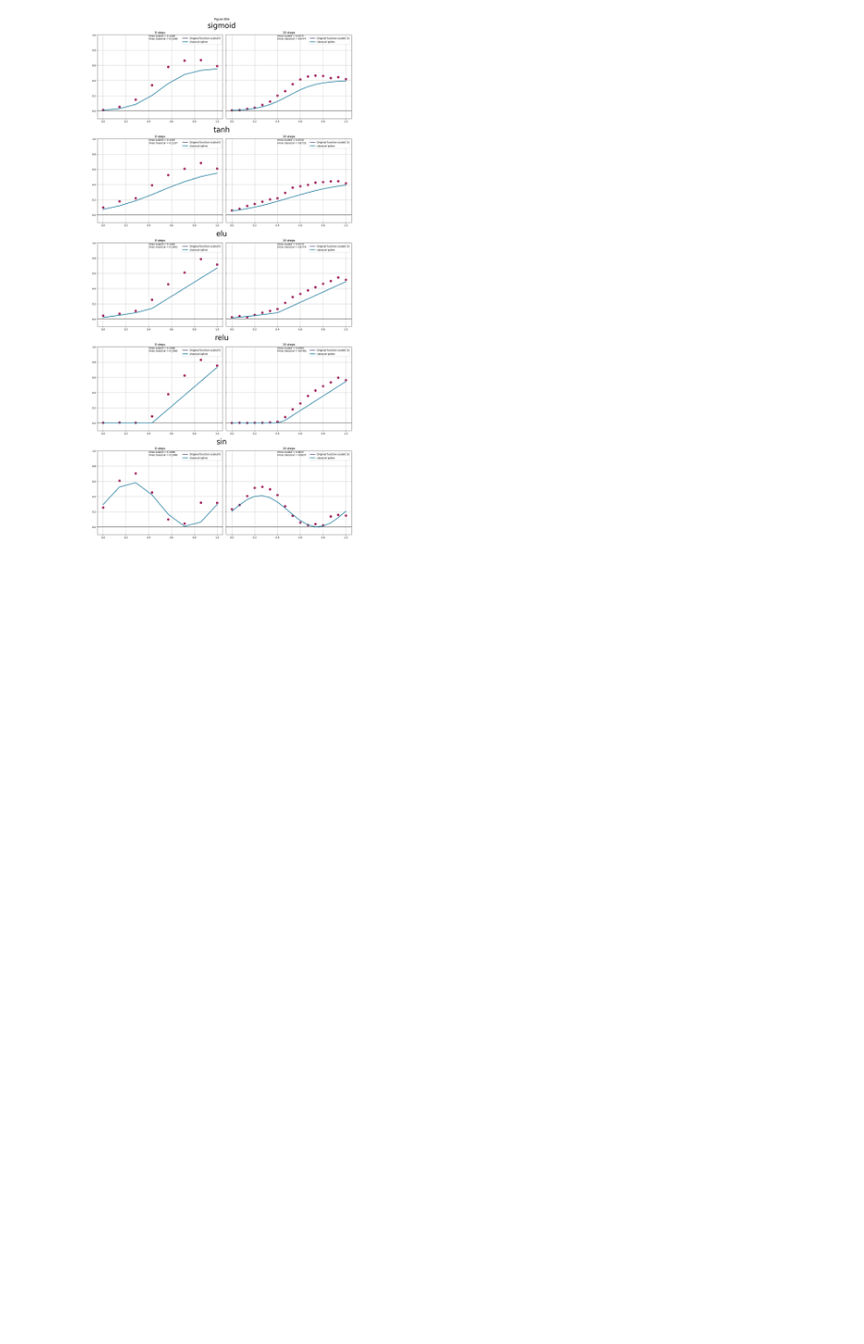
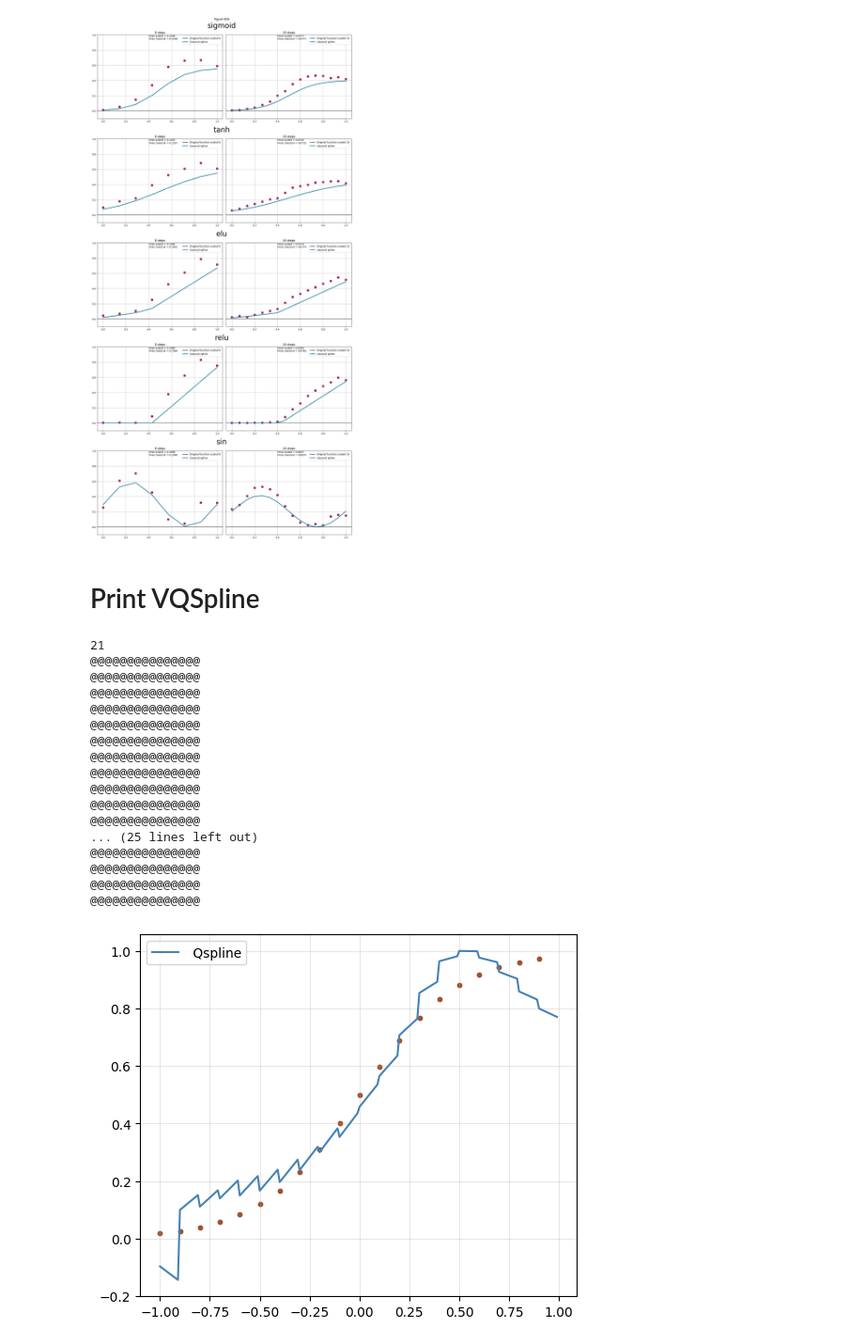
Before and after one commit to inajetovic/Variational-Quantum-Splines, a Jupyter notebook: visualize_results.ipynb, the cells around one changed output. Shown: that part at 94% size. Saved outputs shown, nothing was run; the diff lists cells and outputs as text; code cells hidden in the pictures; blank space fills up the shorter version.

Commit message:
working vqspline

```diff
--- a/visualize_results.ipynb
+++ b/visualize_results.ipynb
@@ -261,3 +261,79 @@ for flab, fun in func_out.items():
 plt.show()
 # %% [output]
 [figure]
+# %% [markdown]
+#  Print VQSpline
+# %%
+X = []
+n_step = 20
+step = (1-(-1))/n_step
+
+x = np.arange(-1, 1 + .03, step).tolist()
+from utils import *
+func = sigmoid
+f_i =0
+print(len(x))
+y = [func(value,f_i) for value in x]
+
+for i in range(1, len(x)):
+    X.append(np.arange(x[i - 1], x[i], step - 0.01).tolist())
+
+
+#################################
+######### Inner Product #########
+#################################
+
+qc_full = []
+classic_prod = []
+vqls_circuit = qProduct(1)
+for i in range(len(X)):
+    for x in X[i]:
+        print('@@@@@@@@@@@@@@@')
+        point = [1,x]
+        #quantum_prod with/without norm
+        norm = 1
+        qc_full.append(vqls_circuit.direct_prod2(weights[i],point,visualize=False)*norm)
+
+x = [item for sublist in X for item in sublist]
+y = [func(value,f_i) for value in x]
+
+
+##### TODO: ???????????????????????????????????????????????????????????????????
+'''
+if label == 'tanh':
+    qc_full = [q - 0.2 for q in qc_full]
+if label == 'elu':
+    classic_prod = [c -f_i for c in classic_prod]
+    qc_full = [c-f_i for c in qc_full]
+'''
+
+x1=[i for j,i in enumerate(x) if j%2==0]
+y1=[i for j,i in enumerate(y) if j%2==0]
+
+
+fig, ax = plt.subplots(figsize=(6, 5))
+ax.plot(x, qc_full, color='steelblue',label=' Qspline')
+ax.scatter(x1,y1,color='sienna',s=10)
+ax.grid(alpha=0.3)
+plt.legend(loc='best')
+plt.show()
+plt.close()
+# %% [output]
+21
+@@@@@@@@@@@@@@@
+@@@@@@@@@@@@@@@
+@@@@@@@@@@@@@@@
+@@@@@@@@@@@@@@@
+@@@@@@@@@@@@@@@
+@@@@@@@@@@@@@@@
+@@@@@@@@@@@@@@@
+@@@@@@@@@@@@@@@
+@@@@@@@@@@@@@@@
+@@@@@@@@@@@@@@@
+@@@@@@@@@@@@@@@
+... (25 lines left out)
+@@@@@@@@@@@@@@@
+@@@@@@@@@@@@@@@
+@@@@@@@@@@@@@@@
+@@@@@@@@@@@@@@@
+[figure, added]
```
Also changed, not shown: parts of 5 cells of this notebook, 18 other files.
